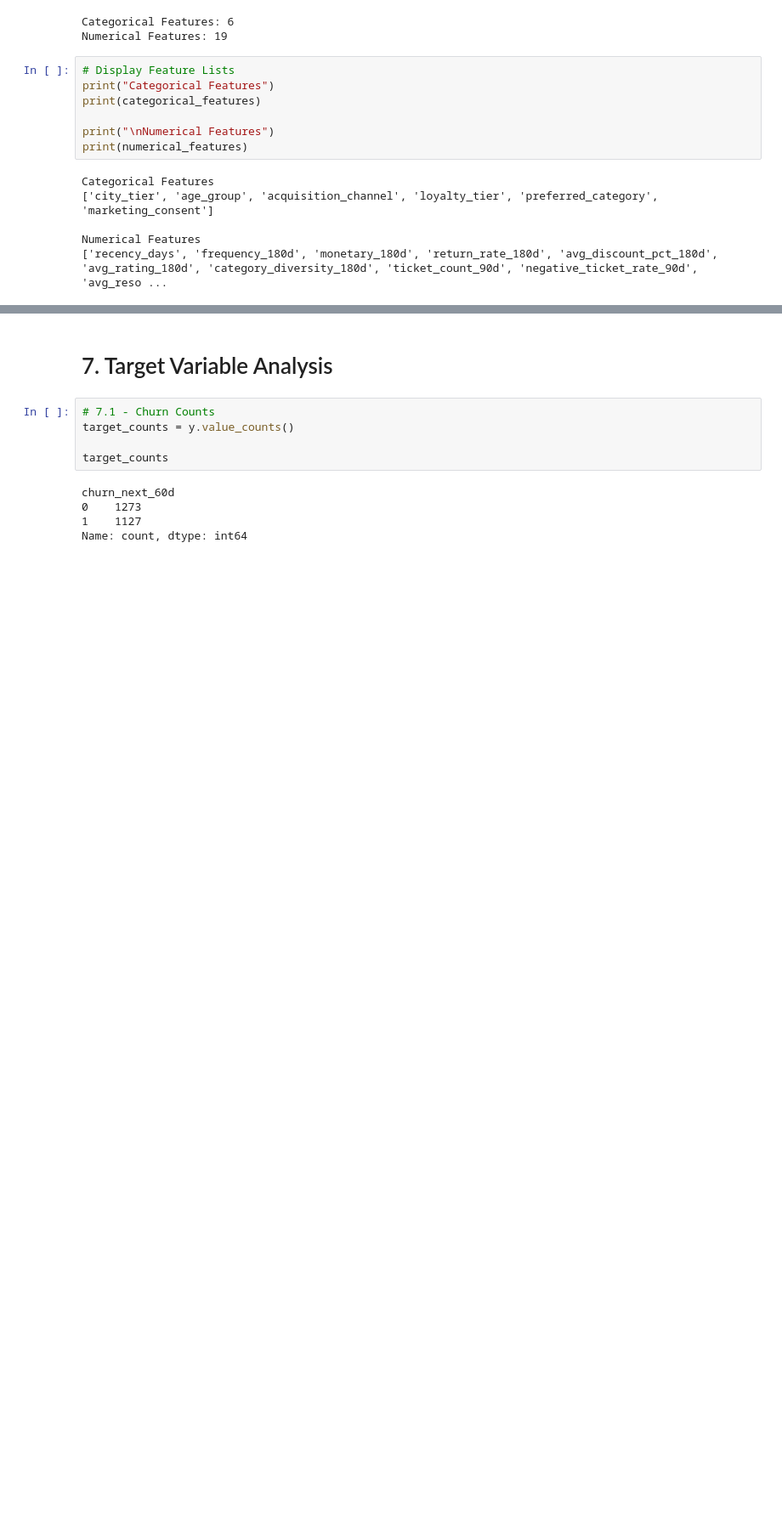
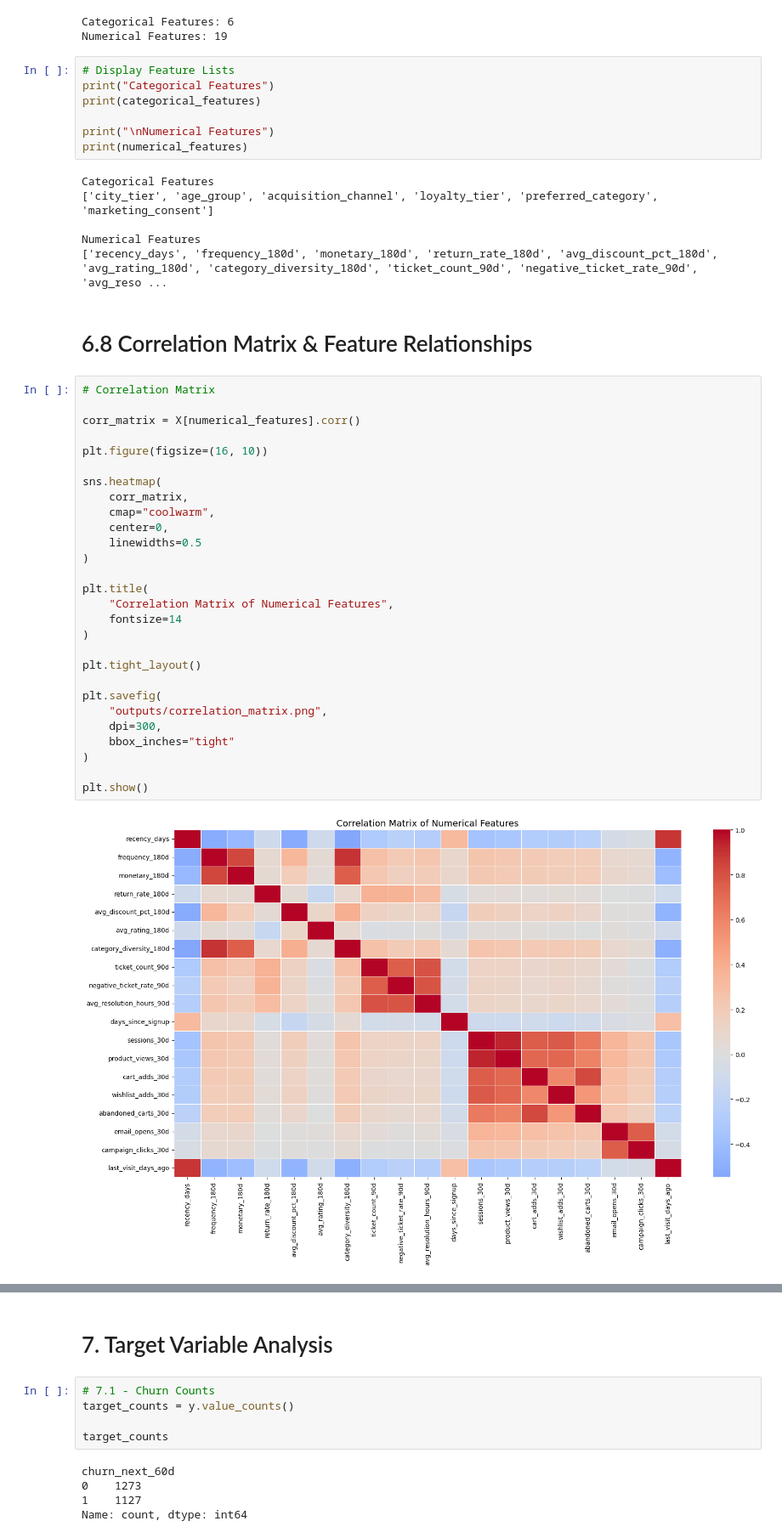
Before and after one commit to Deepika825325/part3-churn-prediction-model-card, a Jupyter notebook: churn_model.ipynb, the cells around one changed output, grey strips where cells are left out. Shown at 85% size. Saved outputs shown, nothing was run; the diff lists cells and outputs as text; blank space fills up the shorter version.

```diff
--- a/churn_model.ipynb
+++ b/churn_model.ipynb
@@ -805,3 +882,35 @@ Categorical Features
 
 Numerical Features
 ['recency_days', 'frequency_180d', 'monetary_180d', 'return_rate_180d', 'avg_discount_pct_180d', 'avg_rating_180d', 'category_diversity_180d', 'ticket_count_90d', 'negative_ticket_rate_90d', 'avg_reso ...
+# %% [markdown]
+# 6.8 Correlation Matrix & Feature Relationships
+# %%
+# Correlation Matrix
+
+corr_matrix = X[numerical_features].corr()
+
+plt.figure(figsize=(16, 10))
+
+sns.heatmap(
+    corr_matrix,
+    cmap="coolwarm",
+    center=0,
+    linewidths=0.5
+)
+
+plt.title(
+    "Correlation Matrix of Numerical Features",
+    fontsize=14
+)
+
+plt.tight_layout()
+
+plt.savefig(
+    "outputs/correlation_matrix.png",
+    dpi=300,
+    bbox_inches="tight"
+)
+
+plt.show()
+# %% [output]
+[figure, added]
```
Also changed, not shown: parts of 44 cells of this notebook, 3 other files.
